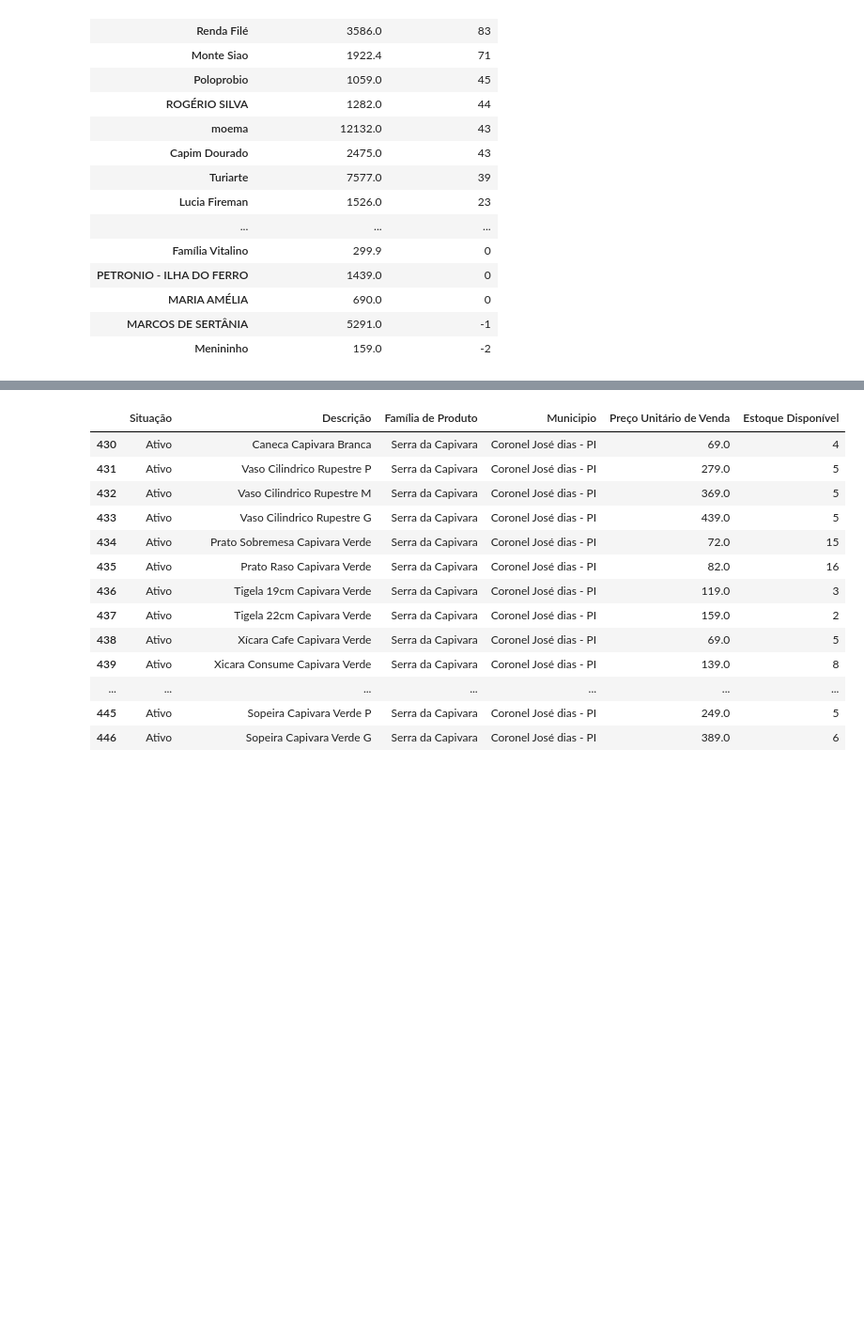
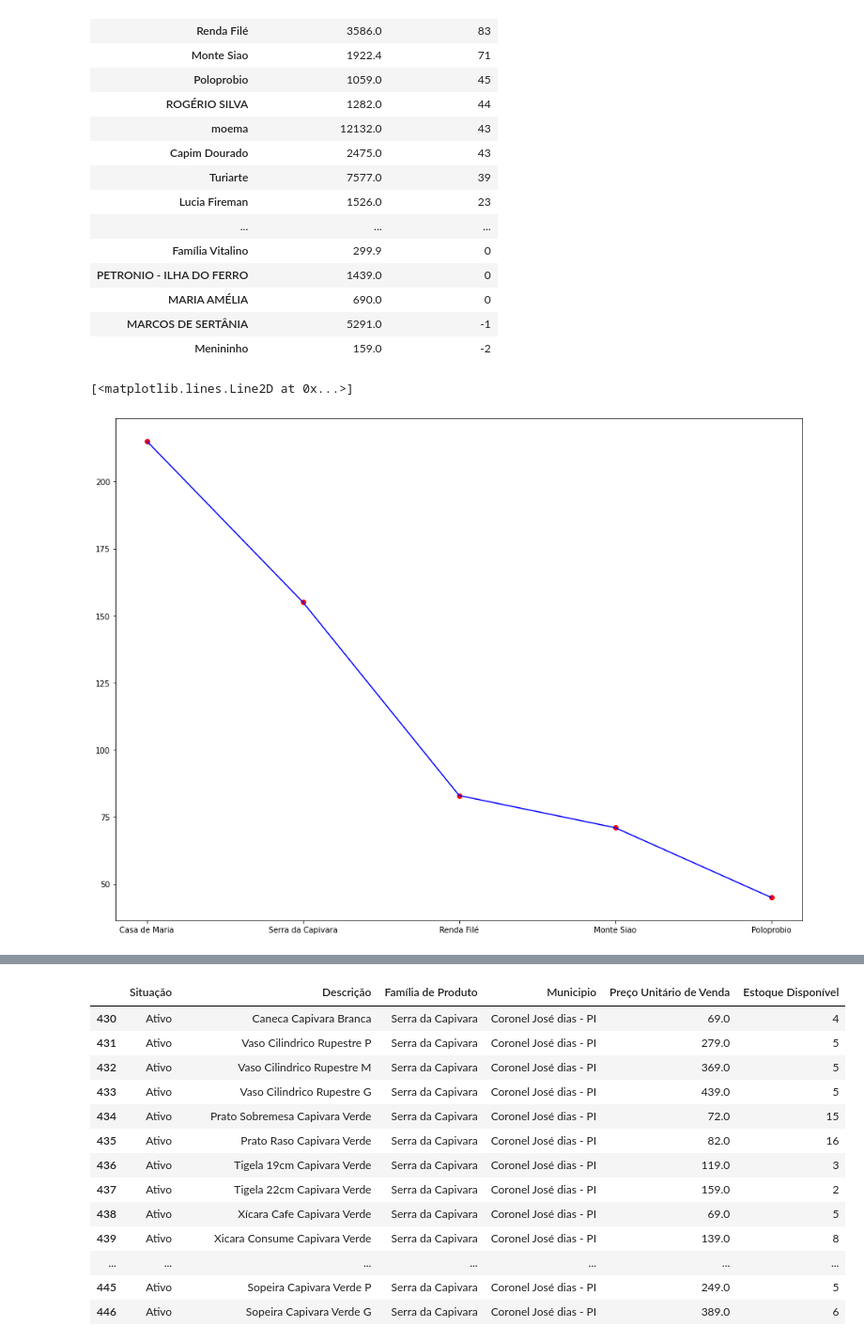
Before and after one commit to tenonin/projeto-6, a Jupyter notebook: omie.ipynb, the cells around one changed output, grey strips where cells are left out. Shown at 94% size. Cells and saved outputs as stored; diff of their text form; code cells hidden in the pictures; blank space fills up the shorter version.

```diff
--- a/omie.ipynb
+++ b/omie.ipynb
@@ -196,8 +196,12 @@ estoque.sort_values('Estoque Disponível',ascending=False)
 | MARCOS DE SERTÂNIA | 5291.0 | -1 |
 | Menininho | 159.0 | -2 |
 # %%
-plt.plot(estoque.sort_values('Preço Unitário de Venda',ascending=False).drop(columns=['Estoque Disponível'])[0:3],'or')
-plt.plot(estoque.sort_values('Preço Unitário de Venda',ascending=False).drop(columns=['Estoque Disponível'])[0:3],'-b')
+plt.figure(figsize=(16, 12))
+plt.plot(estoque.sort_values('Estoque Disponível',ascending=False).drop(columns=['Preço Unitário de Venda'])[0:5],'or')
+plt.plot(estoque.sort_values('Estoque Disponível',ascending=False).drop(columns=['Preço Unitário de Venda'])[0:5],'-b')
+# %% [output]
+[<matplotlib.lines.Line2D at 0x...>]
+[figure, added]
 # %%
 df[df['Família de Produto'] == 'Casa de Maria']
 # %% [output]
```
Also changed, not shown: parts of 21 cells of this notebook.
